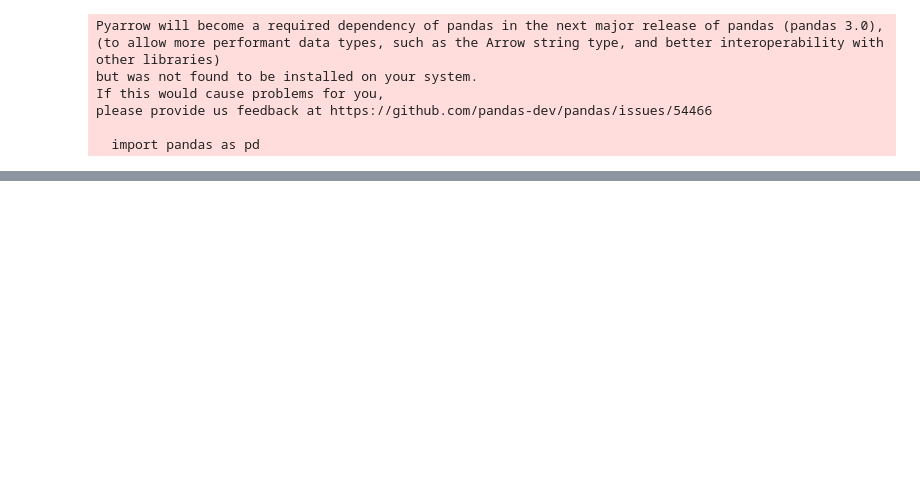
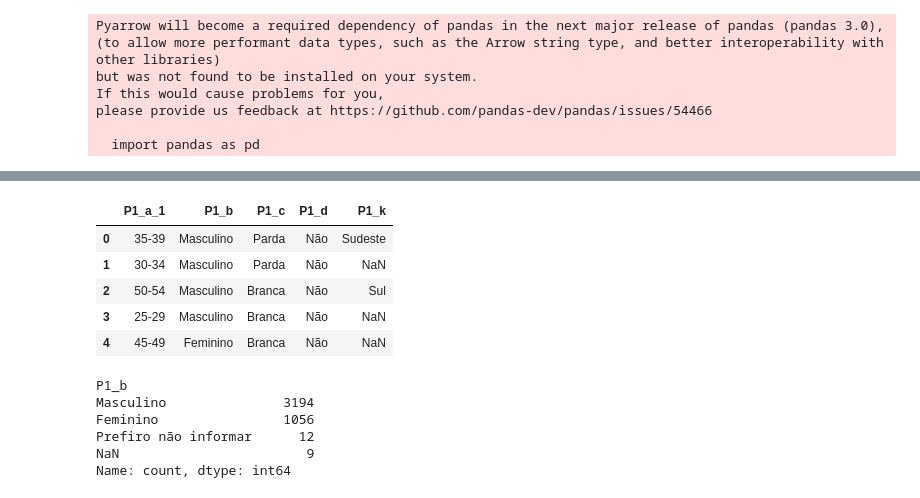
Before and after one commit to dcpadilha/responsible-ai-lib-with-state-of-data-brazil-dataset, a Jupyter notebook: notebooks/teste.ipynb, the cells around one changed output, grey strips where cells are left out. Drawn from its saved outputs; the diff is of its cells as text; code cells hidden in the pictures; blank space fills up the shorter version.

```diff
--- a/notebooks/teste.ipynb
+++ b/notebooks/teste.ipynb
@@ -24,0 +126,18 @@ df.describe()
+# %%
+df[['P1_a_1', 'P1_b', 'P1_c', 'P1_d', 'P1_k']].head()
+# %% [output]
+|  | P1_a_1 | P1_b | P1_c | P1_d | P1_k |
+| 0 | 35-39 | Masculino | Parda | Não | Sudeste |
+| 1 | 30-34 | Masculino | Parda | Não | NaN |
+| 2 | 50-54 | Masculino | Branca | Não | Sul |
+| 3 | 25-29 | Masculino | Branca | Não | NaN |
+| 4 | 45-49 | Feminino | Branca | Não | NaN |
+# %%
+df['P1_b'].value_counts(dropna=False)
+# %% [output]
+P1_b
+Masculino               3194
+Feminino                1056
+Prefiro não informar      12
+NaN                        9
+Name: count, dtype: int64
```
Also changed, not shown: parts of 20 cells of this notebook, 4 other files.
